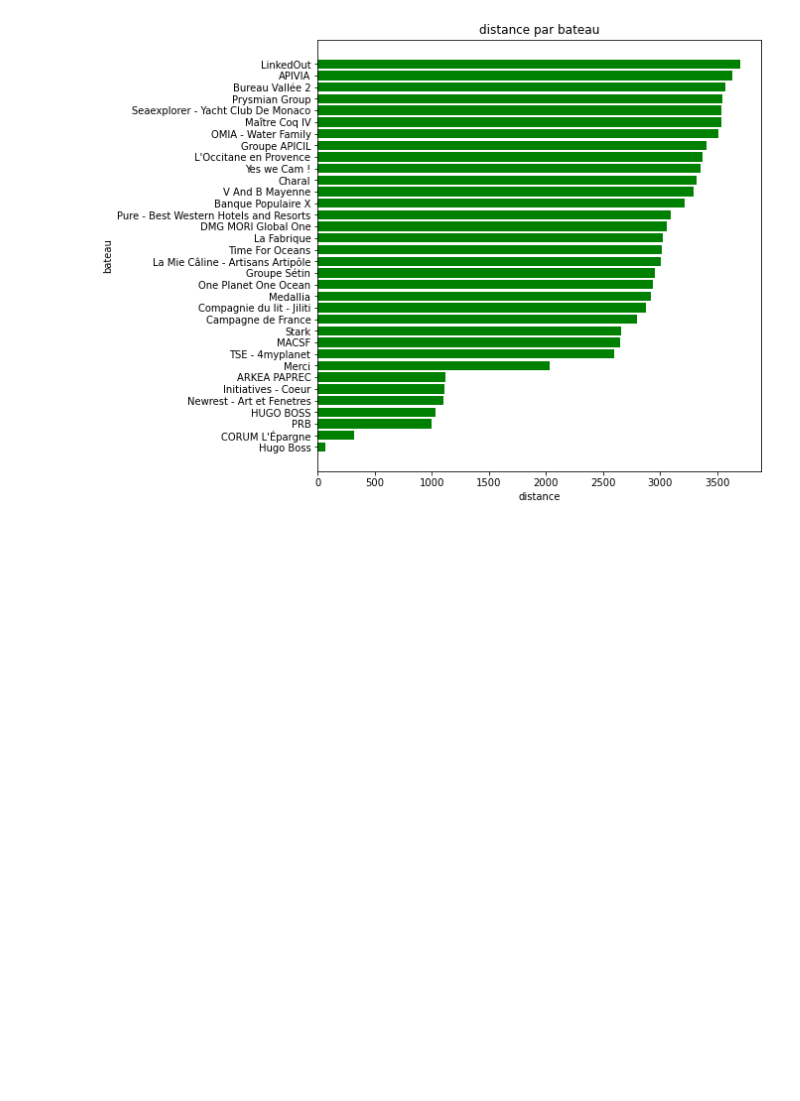
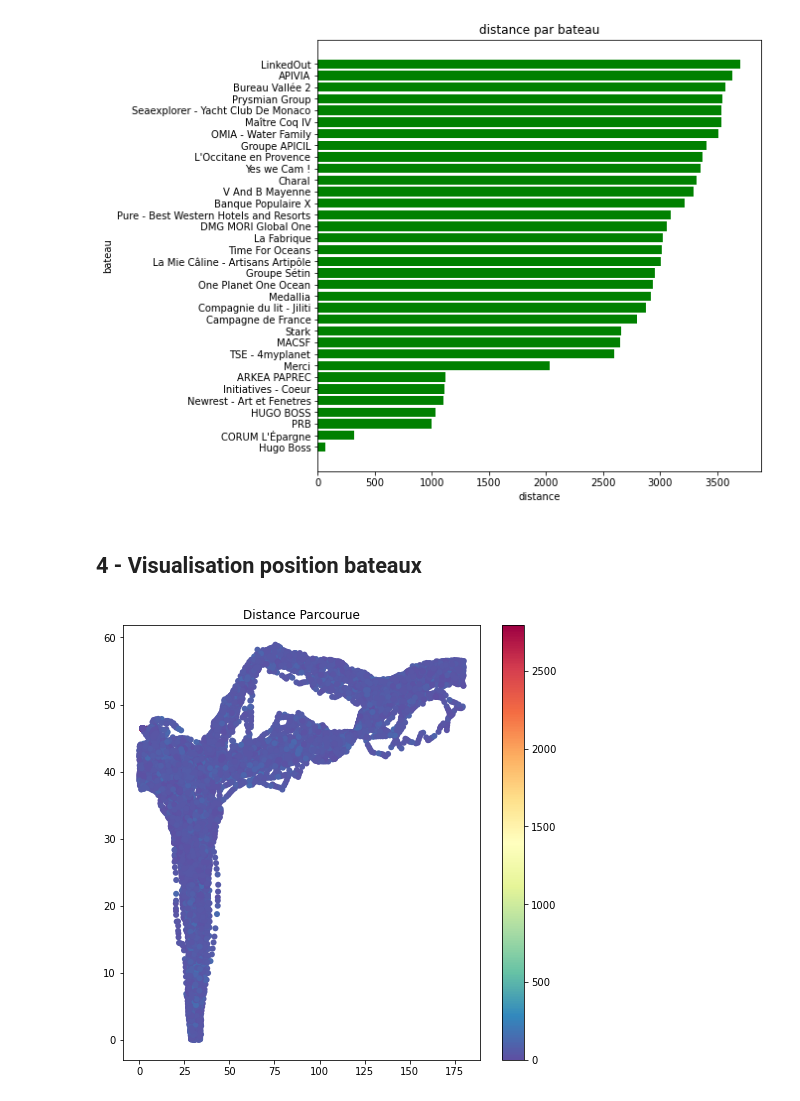
Before and after one commit to Kit-BIGDATA-Telecom-2022-2023/kovila_pauvaday, a Jupyter notebook: projet/projet_vendee_globe.ipynb, the cells around one changed output. Saved outputs shown, nothing was run; the diff lists cells and outputs as text; code cells hidden in the pictures; blank space fills up the shorter version.

Commit message:
visualisation distance parcourue

```diff
--- a/projet/projet_vendee_globe.ipynb
+++ b/projet/projet_vendee_globe.ipynb
@@ -496,3 +497,31 @@ plt.title("distance par bateau")
 plt.show()
 # %% [output]
 [figure]
+# %% [markdown]
+## 4 - Visualisation position bateaux
+# %%
+def format_lat_long(value):
+
+    direction_dict={'N':-1, 'S':1, 'E':-1, 'W':1}
+
+    value = value.replace('°',' ').replace('.',' ').replace("'",' ')
+
+    value_array = value.split(' ')
+
+    return int(value_array[0])+int(value_array[1])/60.0+(int(value_array[2])/3600.0)*direction_dict[value_array[3]]
+# %%
+lat_long_vmg = classement_data[['latitude', 'longitude', 'depuis_dernier_classement_distance']].dropna()
+latitude = lat_long['latitude'].apply(lambda x: format_lat_long(str(x)))
+longitude = lat_long['longitude'].apply(lambda x: format_lat_long(str(x)))
+# %%
+# on utilise plt.cm.Spectral_r
+fig_lat_long = plt.figure(figsize=(8, 8))
+var = plt.scatter(x=longitude,
+            y=latitude,
+            c=lat_long_vmg["depuis_dernier_classement_distance"],
+            cmap=plt.cm.Spectral_r,
+            edgecolors='none')
+plt.title("Distance Parcourue")
+plt.colorbar(var);
+# %% [output]
+[figure, added]
```
Also changed, not shown: parts of 1 cell of this notebook, 2 other files.
